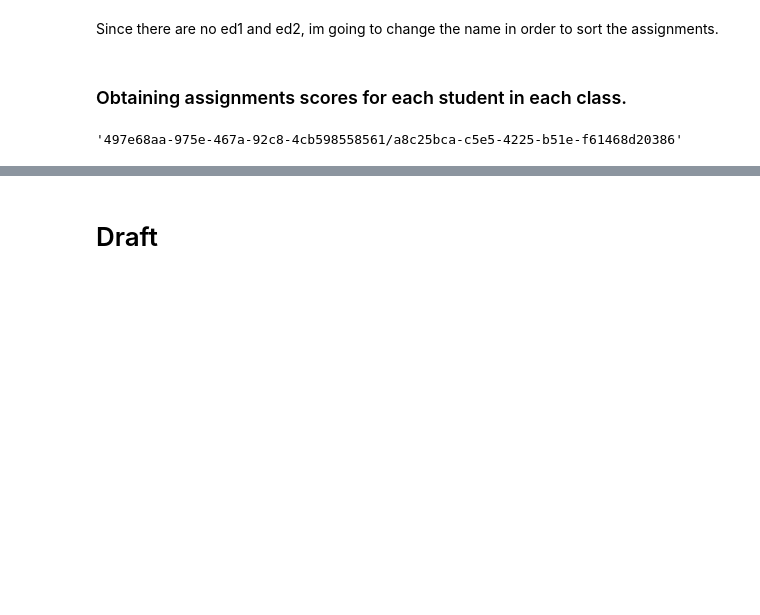
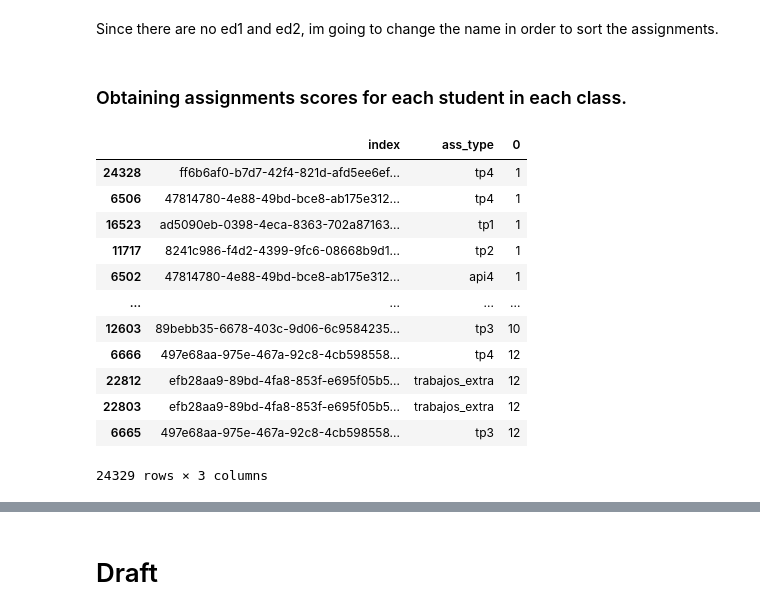
Before and after one commit to bautidea/course_approve_detection, a Jupyter notebook: notebok.ipynb, the cells around one changed output, grey strips where cells are left out. Cells and saved outputs as stored; diff of their text form; code cells hidden in the pictures; blank space fills up the shorter version.

```diff
--- a/notebok.ipynb
+++ b/notebok.ipynb
@@ -433,7 +433,19 @@ student_df['ass_type'] = student_df['ass_type'].str.replace('ed4', 'ed2')
 ### Obtaining assignments scores for each student in each class.
 # %%
 a = student_df.groupby(['index', 'ass_type']).size().reset_index()
-a.sort_values(0).iloc[-1]['index']
+a.sort_values(0)
 # %% [output]
+|  | index | ass_type | 0 |
+| 24328 | ff6b6af0-b7d7-42f4-821d-afd5ee6ef... | tp4 | 1 |
+| 6506 | 47814780-4e88-49bd-bce8-ab175e312... | tp4 | 1 |
+| 16523 | ad5090eb-0398-4eca-8363-702a87163... | tp1 | 1 |
+| 11717 | 8241c986-f4d2-4399-9fc6-08668b9d1... | tp2 | 1 |
+| 6502 | 47814780-4e88-49bd-bce8-ab175e312... | api4 | 1 |
+| ... | ... | ... | ... |
+| 12603 | 89bebb35-6678-403c-9d06-6c9584235... | tp3 | 10 |
+| 6666 | 497e68aa-975e-467a-92c8-4cb598558... | tp4 | 12 |
+| 22812 | efb28aa9-89bd-4fa8-853f-e695f05b5... | trabajos_extra | 12 |
+| 22803 | efb28aa9-89bd-4fa8-853f-e695f05b5... | trabajos_extra | 12 |
+| 6665 | 497e68aa-975e-467a-92c8-4cb598558... | tp3 | 12 |
-'497e68aa-975e-467a-92c8-4cb598558561/a8c25bca-c5e5-4225-b51e-f61468d20386'
+24329 rows × 3 columns
 # %%
```
Also changed, not shown: parts of 3 cells of this notebook.
